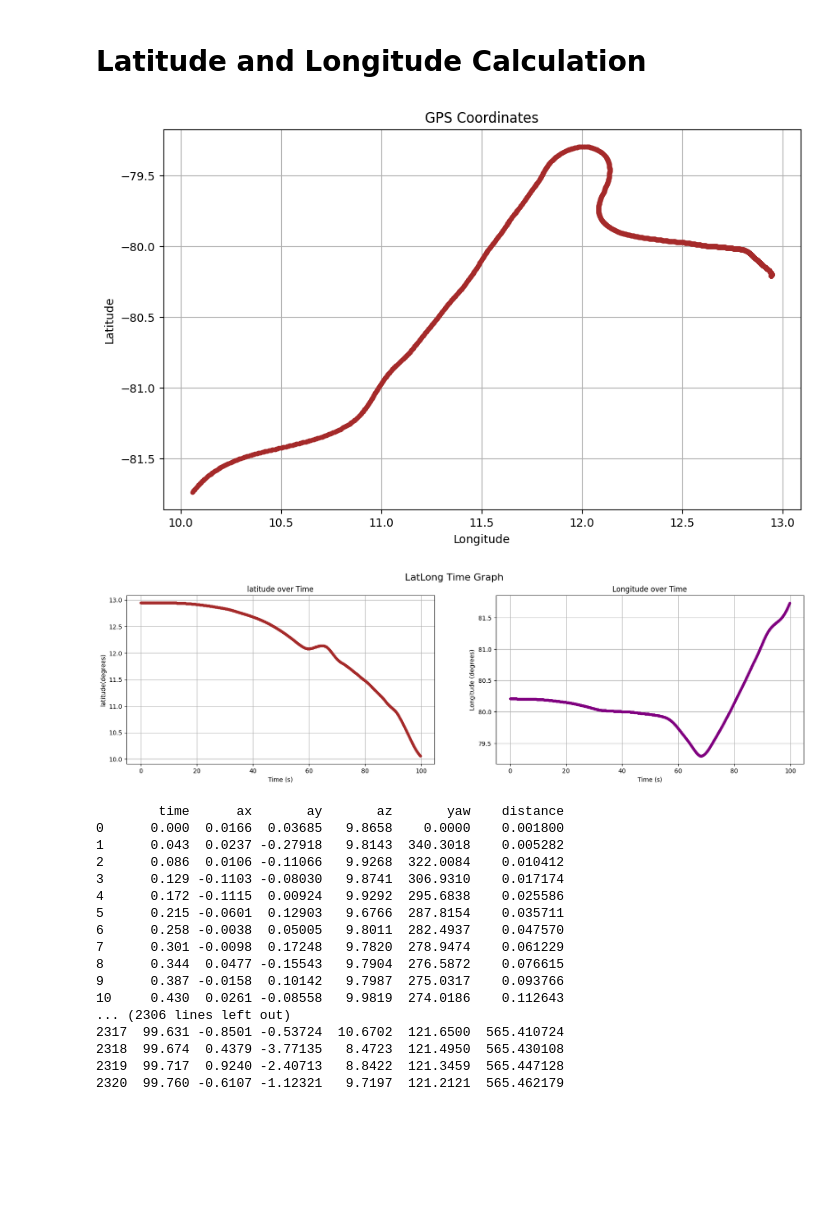
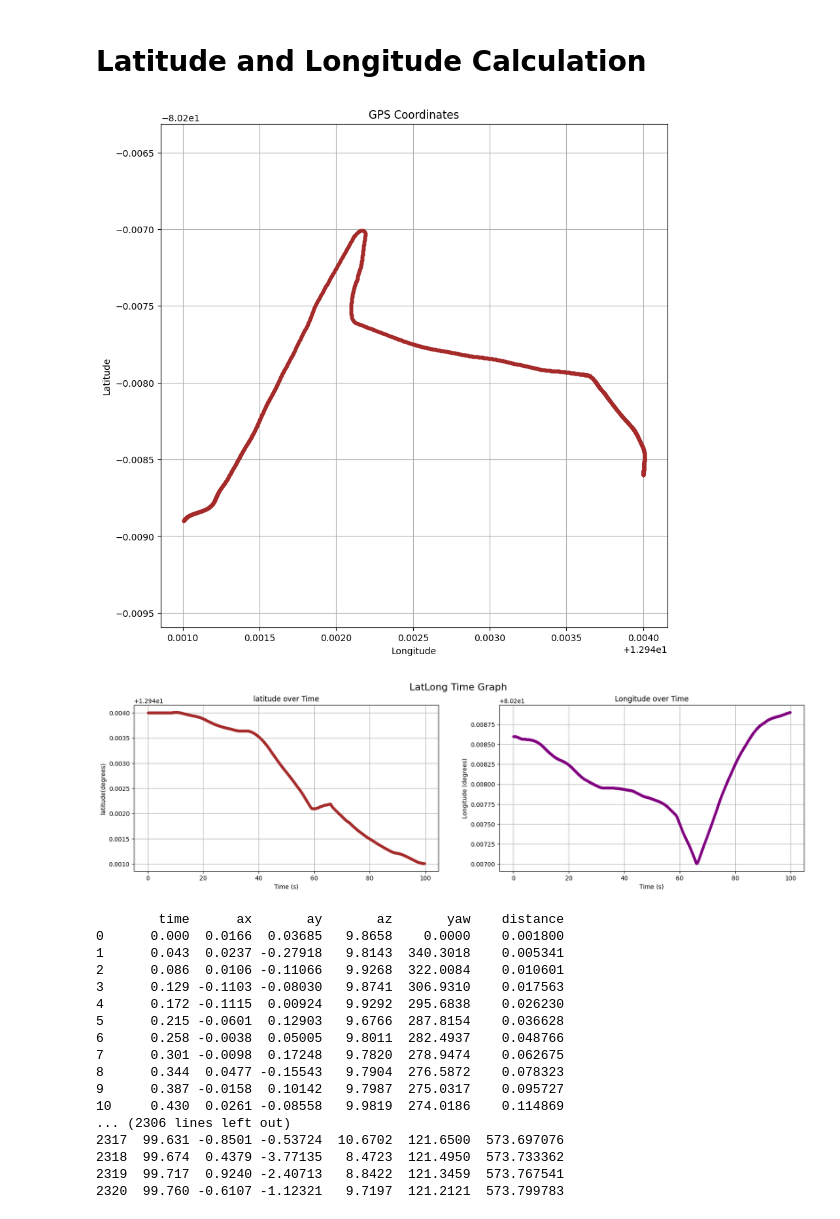
Before and after one commit to KarthickPandianPV/PATH-ESTIMATION, a Jupyter notebook: main.ipynb, the cells around one changed output. Saved outputs shown, nothing was run; the diff lists cells and outputs as text; code cells hidden in the pictures; blank space fills up the shorter version.

Commit message:
Modified round data

```diff
--- a/main.ipynb
+++ b/main.ipynb
@@ -9,8 +9,9 @@ import numpy as np
 import matplotlib.pyplot as plt
 import math
 
-df = pd.read_csv('round1.csv')
+df = pd.read_csv('data6.csv')
 # print(df.to_string())
+
 df = df.dropna()
 # print(df.to_string())
 
@@ -63,13 +64,25 @@ ax2.grid(True)
 # %% [markdown]
 # Exponential Moving Average Filter
 # %%
-df['ay_ema'] = df['ay_bias'].copy()  # Make a copy of dc bias removed ay
-df['ax_ema'] = df['ax_bias'].copy()  # Make a copy of dc bias removed ax
+# Set initial values for the EMA columns based on the bias-removed acceleration values
+df['ay_ema'] = df['ay_bias'].copy()
+df['ax_ema'] = df['ax_bias'].copy()
 
-# Apply EMA filter
+# Define parameters
+alpha_high = 0.1  # Smoothing factor for normal conditions (more smoothing)
+alpha_low = 0.8   # Smoothing factor for sharp turns (less smoothing)
+
+# Loop through the DataFrame to apply the adaptive EMA filter
 for i in range(1, len(df)):
-    df.loc[i, 'ay_ema'] = df.loc[i - 1, 'ay_ema'] * 0.8 + df.loc[i, 'ay_bias'] * 0.2
-    df.loc[i, 'ax_ema'] = df.loc[i - 1, 'ax_ema'] * 0.8 + df.loc[i, 'ax_bias'] * 0.2
+    # Set alpha based on the time condition
+    if df.loc[i, 'time'] > 64 and df.loc[i, 'time'] < 90:
+        alpha = alpha_low
+    else:
+        alpha = alpha_high
+
+    # Apply adaptive EMA filter
+    df.loc[i, 'ay_ema'] = df.loc[i - 1, 'ay_ema'] * (1 - alpha) + df.loc[i, 'ay_bias'] * alpha
+    df.loc[i, 'ax_ema'] = df.loc[i - 1, 'ax_ema'] * (1 - alpha) + df.loc[i, 'ax_bias'] * alpha
 
 fig, (ax1, ax2) = plt.subplots(1, 2, figsize=(20, 5), sharey=True)
 fig.suptitle('EMA Filtered Data', fontsize=16)
@@ -201,8 +214,10 @@ import pandas as pd
 import matplotlib.pyplot as plt
 
 # Assuming df, initial_lat, initial_lon are already defined
-initial_lat = 12.944
-initial_lon = 80.2086
+#linear  lat = 12.945640, lon = 80.212978
+#cirular 12.945866, lon = 80.212048
+initial_lat = 12.945866
+initial_lon = 80.212048
 
 # Set initial coordinates
 df.loc[0, 'lat'] = initial_lat
@@ -229,60 +244,60 @@ def convert_distance_to_coordinates(lat1, lon1, distance, heading):
 
     return lat2, lon2
 
 # Loop to calculate and update coordinates
 for i in range(1, len(df)):
-    lat, lon = convert_distance_to_coordinates(df.loc[i - 1, 'lat'], df.loc[i - 1, 'lon'], df.loc[i, 'distance'], df.loc[i, 'yaw'])
+    lat, lon = convert_distance_to_coordinates(df.loc[i - 1, 'lat'], df.loc[i - 1, 'lon'], df.loc[i, 'distance']-df.loc[i-1, 'distance'], df.loc[i, 'yaw'])
     df.loc[i, 'lat'] = lat
     df.loc[i, 'lon'] = lon
 
 # Plotting the path
-plt.figure(figsize=(10, 6))
+plt.figure(figsize=(10, 10))
 plt.plot(df['lat'] , df['lon']*-1, marker='o', linestyle='-', color='brown', markersize=3)
 plt.title('GPS Coordinates')
 plt.xlabel('Longitude')
 plt.ylabel('Latitude')
 plt.grid(True)
-# plt.xlim(df['time'].min(), df['time'].max() * 0.1)  # Scale up x-axis by 10%
+plt.axis('equal')  # Set equal scale for x and y axes
 plt.show()
 
 fig, (ax1, ax2) = plt.subplots(1, 2, figsize=(20, 5))
 fig.suptitle('LatLong Time Graph', fontsize=16)
 ax1.plot(df['time'], df['lat'], marker='o', linestyle='-', color='brown', markersize=3)
 ax1.set_title('latitude over Time')
 ax1.set_xlabel('Time (s)')
 ax1.set_ylabel('latitude(degrees)')
 ax1.grid(True)
 
 ax2.plot(df['time'], df['lon'], marker='o', linestyle='-', color='purple', markersize=3)
 ax2.set_title('Longitude over Time')
 ax2.set_xlabel('Time (s)')
 ax2.set_ylabel('Longitude (degrees)')
 ax2.grid(True)
 # %% [output]
-[figure, old version]
+[figure, new version]
-[figure, old version]
+[figure, new version]
 # %%
 
 new_df = df[['time', 'ax', 'ay', 'az', 'yaw', 'distance']].copy()
 
 # Convert the new dataframe to a CSV file
 print(new_df.to_string())
-new_df.to_csv('new_round1.csv', index=False)
+# new_df.to_csv('new_round1.csv', index=False)
 # %% [output]
         time      ax       ay       az       yaw    distance
 0      0.000  0.0166  0.03685   9.8658    0.0000    0.001800
-1      0.043  0.0237 -0.27918   9.8143  340.3018    0.005282
-2      0.086  0.0106 -0.11066   9.9268  322.0084    0.010412
-3      0.129 -0.1103 -0.08030   9.8741  306.9310    0.017174
-4      0.172 -0.1115  0.00924   9.9292  295.6838    0.025586
-5      0.215 -0.0601  0.12903   9.6766  287.8154    0.035711
-6      0.258 -0.0038  0.05005   9.8011  282.4937    0.047570
-7      0.301 -0.0098  0.17248   9.7820  278.9474    0.061229
-8      0.344  0.0477 -0.15543   9.7904  276.5872    0.076615
-9      0.387 -0.0158  0.10142   9.7987  275.0317    0.093766
-10     0.430  0.0261 -0.08558   9.9819  274.0186    0.112643
+1      0.043  0.0237 -0.27918   9.8143  340.3018    0.005341
+2      0.086  0.0106 -0.11066   9.9268  322.0084    0.010601
+3      0.129 -0.1103 -0.08030   9.8741  306.9310    0.017563
+4      0.172 -0.1115  0.00924   9.9292  295.6838    0.026230
+5      0.215 -0.0601  0.12903   9.6766  287.8154    0.036628
+6      0.258 -0.0038  0.05005   9.8011  282.4937    0.048766
+7      0.301 -0.0098  0.17248   9.7820  278.9474    0.062675
+8      0.344  0.0477 -0.15543   9.7904  276.5872    0.078323
+9      0.387 -0.0158  0.10142   9.7987  275.0317    0.095727
+10     0.430  0.0261 -0.08558   9.9819  274.0186    0.114869
 ... (2306 lines left out)
-2317  99.631 -0.8501 -0.53724  10.6702  121.6500  565.410724
-2318  99.674  0.4379 -3.77135   8.4723  121.4950  565.430108
-2319  99.717  0.9240 -2.40713   8.8422  121.3459  565.447128
-2320  99.760 -0.6107 -1.12321   9.7197  121.2121  565.462179
+2317  99.631 -0.8501 -0.53724  10.6702  121.6500  573.697076
+2318  99.674  0.4379 -3.77135   8.4723  121.4950  573.733362
+2319  99.717  0.9240 -2.40713   8.8422  121.3459  573.767541
+2320  99.760 -0.6107 -1.12321   9.7197  121.2121  573.799783
```
Also changed, not shown: parts of 3 cells of this notebook, 3 other files.
